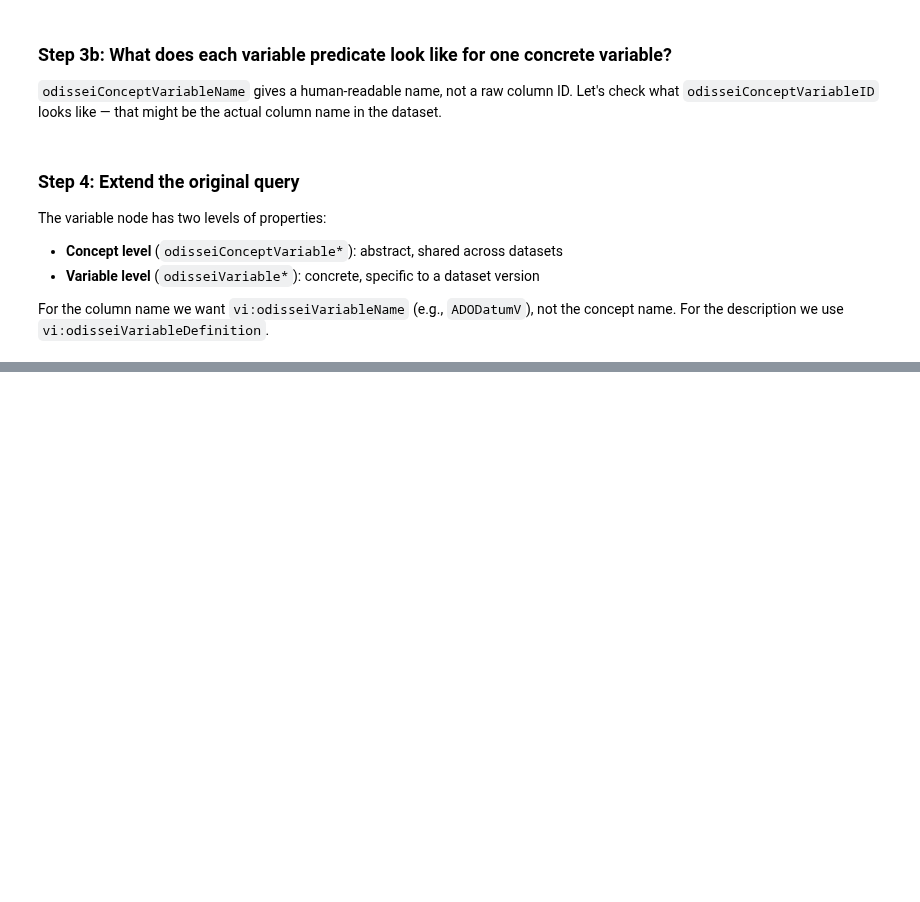
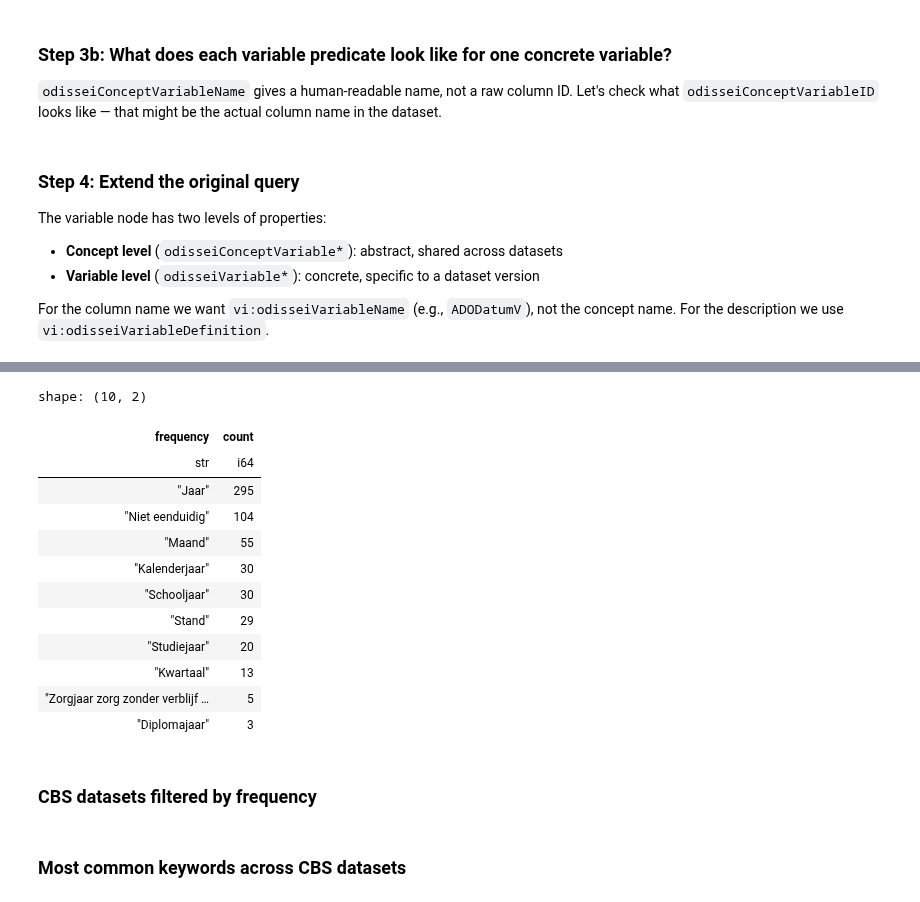
Before and after one commit to NL-LENS/life-event-metadata, a Jupyter notebook: notebooks/sparql_exploration.ipynb, the cells around one changed output, grey strips where cells are left out. Drawn from its saved outputs; the diff is of its cells as text; code cells hidden in the pictures; blank space fills up the shorter version.

```diff
--- a/notebooks/sparql_exploration.ipynb
+++ b/notebooks/sparql_exploration.ipynb
@@ -204,0 +239,23 @@ extended.write_csv(Path(ROOT, "data/data-designs-extended.csv"))
+# %%
+q_frequency_modalities = """
+prefix ss: <https://portal.odissei.nl/schema/socialscience#>
+prefix dct: <http://purl.org/dc/terms/>
+prefix citation: <https://dataverse.org/schema/citation/>
+prefix vi: <https://portal.odissei.nl/schema/variableInformation#>
+
+SELECT ?frequency (COUNT(DISTINCT ?dataset) AS ?count) WHERE {
+  ?creator citation:authorName 'Centraal Bureau voor Statistiek' .
+  ?dataset dct:creator ?creator .
+  ?dataset ss:frequencyOfDataCollection ?frequency .
+
+  # Person identifier variable
+  ?dataset vi:odisseiVariable ?var1 .
+  ?var1 vi:odisseiVariableVocabularyURI ?var1VocabURI .
+  FILTER(?var1VocabURI = <https://w3id.org/odissei/cv/cbs/variableThesaurus/c650ad27af3f9e2b081c2b2f3698ae9eeb2a502f919b2f220d9f5b29afd6f337e>)
+}
+GROUP BY ?frequency
+ORDER BY DESC(?count)
+"""
+
+freq_modalities = run_query(q_frequency_modalities)
+wide_print(freq_modalities)
@@ -204,0 +281,23 @@ extended.write_csv(Path(ROOT, "data/data-designs-extended.csv"))
+# %%
+freq_modalities = (freq_modalities
+ .with_columns(pl.col("count").cast(pl.Int64))
+ .sort("count", descending=True)
+)
+# %%
+freq_modalities.head(10)
+# %% [output]
+shape: (10, 2)
+| frequency | count |
+| str | i64 |
+| "Jaar" | 295 |
+| "Niet eenduidig" | 104 |
+| "Maand" | 55 |
+| "Kalenderjaar" | 30 |
+| "Schooljaar" | 30 |
+| "Stand" | 29 |
+| "Studiejaar" | 20 |
+| "Kwartaal" | 13 |
+| "Zorgjaar zorg zonder verblijf … | 5 |
+| "Diplomajaar" | 3 |
+# %% [markdown]
+### CBS datasets filtered by frequency
@@ -204,0 +312,2 @@ extended.write_csv(Path(ROOT, "data/data-designs-extended.csv"))
+# %% [markdown]
+### Most common keywords across CBS datasets
```
Also changed, not shown: parts of 30 cells of this notebook, 2 other files.
